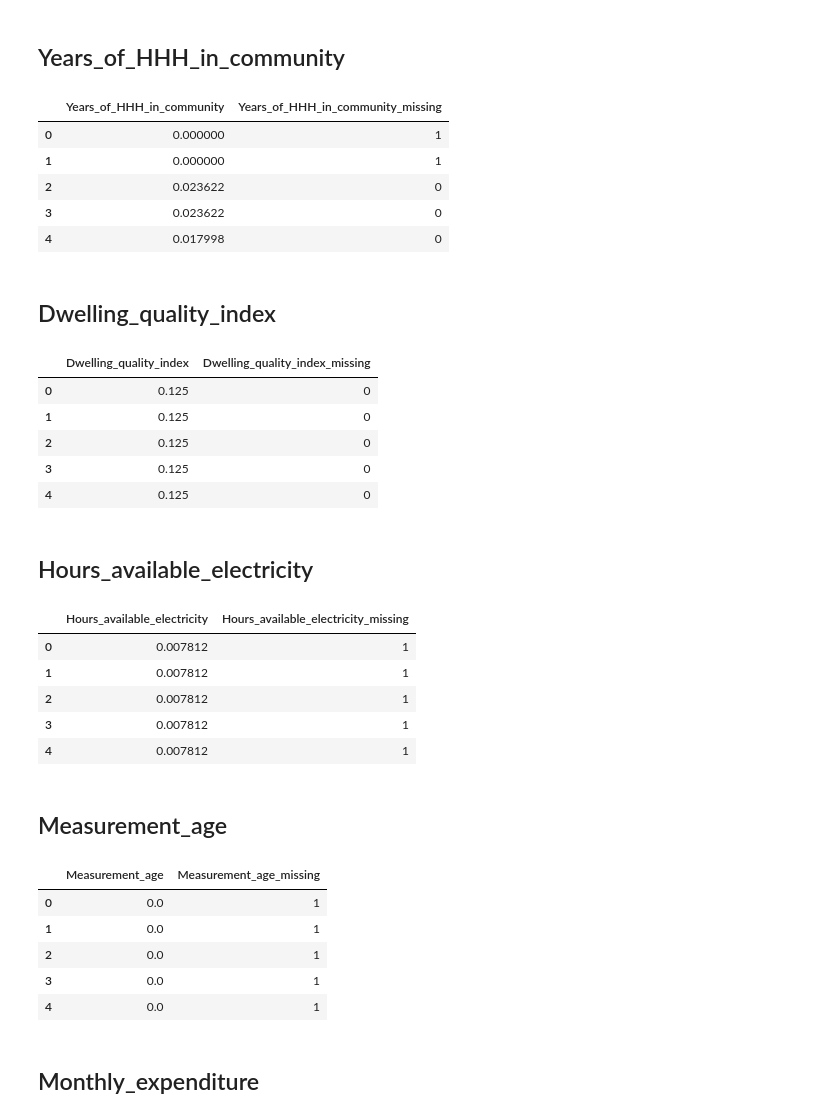
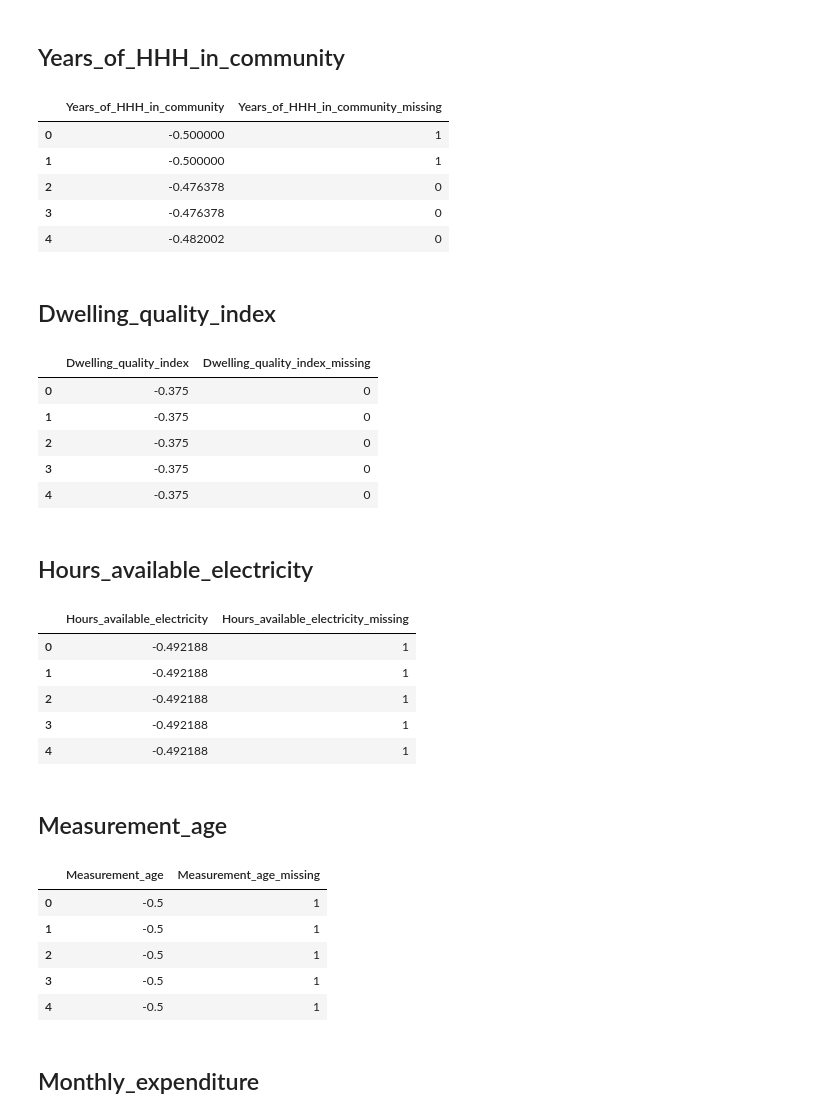
Before and after one commit to SESAM-Polimi/offgrid-demand-estimation, a Jupyter notebook: data-cleaning.ipynb, the cells around one changed output. Cells and saved outputs as stored; diff of their text form; code cells hidden in the pictures.

```diff
--- a/data-cleaning.ipynb
+++ b/data-cleaning.ipynb
@@ -26,18 +26,18 @@ dataset = dataset.select([
 # %%
 dataset = dataset.apply(cleaning.fillna("Years_of_HHH_in_community", missing_value))
 dataset = dataset.apply(cleaning.astype("Years_of_HHH_in_community", int))
 dataset = dataset.new_feature("Years_of_HHH_in_community_missing",
                               cleaning.add_missing_flag("Years_of_HHH_in_community", missing_value))
 
-dataset = dataset.apply(cleaning.min_max_normalize("Years_of_HHH_in_community"))
+dataset = dataset.apply(cleaning.standardize("Years_of_HHH_in_community"))
 dataset.to_dataframe()[["Years_of_HHH_in_community", "Years_of_HHH_in_community_missing"]].head()
 # %% [output]
 |  | Years_of_HHH_in_community | Years_of_HHH_in_community_missing |
-| 0 | 0.000000 | 1 |
-| 1 | 0.000000 | 1 |
-| 2 | 0.023622 | 0 |
-| 3 | 0.023622 | 0 |
-| 4 | 0.017998 | 0 |
+| 0 | -0.500000 | 1 |
+| 1 | -0.500000 | 1 |
+| 2 | -0.476378 | 0 |
+| 3 | -0.476378 | 0 |
+| 4 | -0.482002 | 0 |
 # %% [markdown]
 ## Dwelling_quality_index
 # %%
@@ -46,16 +46,16 @@ dataset = dataset.apply(cleaning.fillna("Dwelling_quality_index", missing_value)
 dataset = dataset.apply(cleaning.astype("Dwelling_quality_index", int))
 dataset = dataset.new_feature("Dwelling_quality_index_missing",
                               cleaning.add_missing_flag("Dwelling_quality_index", missing_value))
-dataset = dataset.apply(cleaning.min_max_normalize("Dwelling_quality_index"))
+dataset = dataset.apply(cleaning.standardize("Dwelling_quality_index"))
 
 dataset.to_dataframe()[["Dwelling_quality_index", "Dwelling_quality_index_missing"]].head()
 # %% [output]
 |  | Dwelling_quality_index | Dwelling_quality_index_missing |
-| 0 | 0.125 | 0 |
-| 1 | 0.125 | 0 |
-| 2 | 0.125 | 0 |
-| 3 | 0.125 | 0 |
-| 4 | 0.125 | 0 |
+| 0 | -0.375 | 0 |
+| 1 | -0.375 | 0 |
+| 2 | -0.375 | 0 |
+| 3 | -0.375 | 0 |
+| 4 | -0.375 | 0 |
 # %% [markdown]
 ## Hours_available_electricity
 # %%
@@ -63,16 +63,16 @@ dataset = dataset.apply(cleaning.fillna("Hours_available_electricity", missing_v
 dataset = dataset.apply(cleaning.astype("Hours_available_electricity", int))
 dataset = dataset.new_feature("Hours_available_electricity_missing",
                               cleaning.add_missing_flag("Hours_available_electricity", missing_value))
-dataset = dataset.apply(cleaning.min_max_normalize("Hours_available_electricity"))
+dataset = dataset.apply(cleaning.standardize("Hours_available_electricity"))
 
 dataset.to_dataframe()[["Hours_available_electricity", "Hours_available_electricity_missing"]].head()
 # %% [output]
 |  | Hours_available_electricity | Hours_available_electricity_missing |
-| 0 | 0.007812 | 1 |
-| 1 | 0.007812 | 1 |
-| 2 | 0.007812 | 1 |
-| 3 | 0.007812 | 1 |
-| 4 | 0.007812 | 1 |
+| 0 | -0.492188 | 1 |
+| 1 | -0.492188 | 1 |
+| 2 | -0.492188 | 1 |
+| 3 | -0.492188 | 1 |
+| 4 | -0.492188 | 1 |
 # %% [markdown]
 ## Measurement_age
 # %%
@@ -80,16 +80,16 @@ dataset = dataset.apply(cleaning.fillna("Measurement_age", missing_value))
 dataset = dataset.apply(cleaning.replace_value("Measurement_age", -99, missing_value))
 dataset = dataset.apply(cleaning.astype("Measurement_age", float))
 dataset = dataset.new_feature("Measurement_age_missing", cleaning.add_missing_flag("Measurement_age", missing_value))
-dataset = dataset.apply(cleaning.min_max_normalize("Measurement_age"))
+dataset = dataset.apply(cleaning.standardize("Measurement_age"))
 
 dataset.to_dataframe()[["Measurement_age", "Measurement_age_missing"]].head()
 # %% [output]
 |  | Measurement_age | Measurement_age_missing |
-| 0 | 0.0 | 1 |
-| 1 | 0.0 | 1 |
-| 2 | 0.0 | 1 |
-| 3 | 0.0 | 1 |
-| 4 | 0.0 | 1 |
+| 0 | -0.5 | 1 |
+| 1 | -0.5 | 1 |
+| 2 | -0.5 | 1 |
+| 3 | -0.5 | 1 |
+| 4 | -0.5 | 1 |
 # %% [markdown]
 ## Monthly_expenditure
 # %%
```
Also changed, not shown: parts of 22 cells of this notebook, 1 other file.
